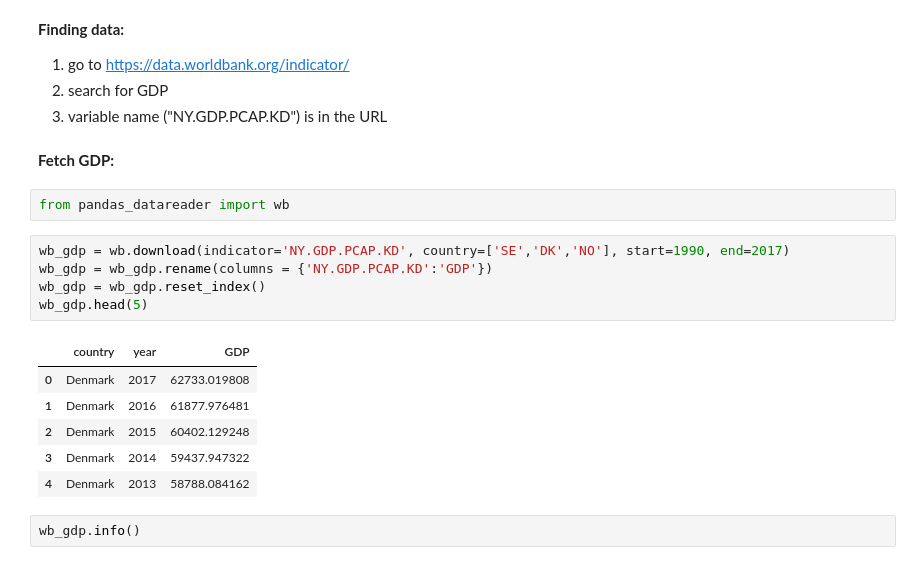
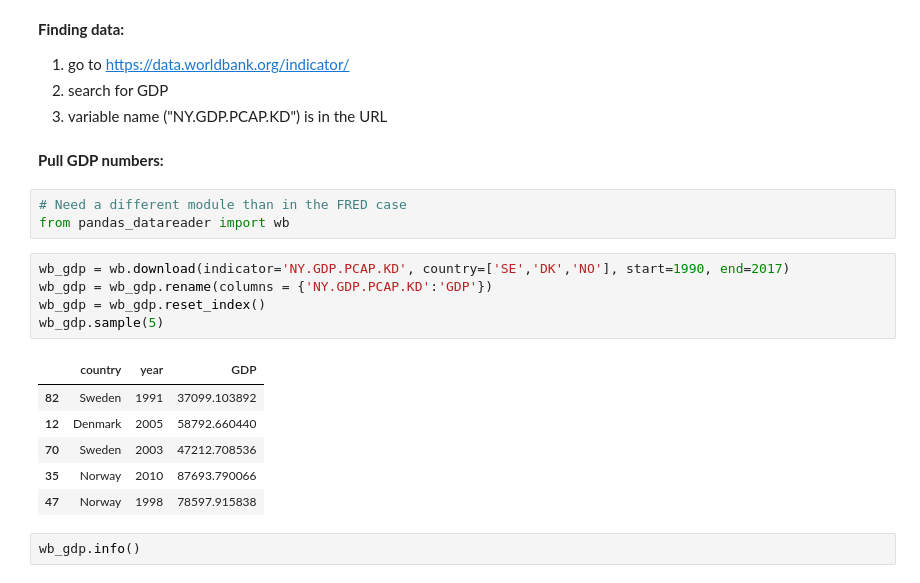
Before and after one commit to NumEconCopenhagen/lectures-2021, a Jupyter notebook: 08/Basic_data_analysis.ipynb, the cells around one changed output. Cells and saved outputs as stored; diff of their text form.

```diff
--- a/08/Basic_data_analysis.ipynb
+++ b/08/Basic_data_analysis.ipynb
@@ -460,21 +490,22 @@ ax.set_ylabel('employment (US)');
 2. search for GDP
 3. variable name ("NY.GDP.PCAP.KD") is in the URL
 # %% [markdown]
-**Fetch GDP:**
+**Pull GDP numbers:**
-# %%
-from pandas_datareader import wb
+# %%
+# Need a different module than in the FRED case
+from pandas_datareader import wb
 # %%
 wb_gdp = wb.download(indicator='NY.GDP.PCAP.KD', country=['SE','DK','NO'], start=1990, end=2017)
 wb_gdp = wb_gdp.rename(columns = {'NY.GDP.PCAP.KD':'GDP'})
 wb_gdp = wb_gdp.reset_index()
-wb_gdp.head(5)
+wb_gdp.sample(5)
 # %% [output]
 |  | country | year | GDP |
-| 0 | Denmark | 2017 | 62733.019808 |
-| 1 | Denmark | 2016 | 61877.976481 |
-| 2 | Denmark | 2015 | 60402.129248 |
-| 3 | Denmark | 2014 | 59437.947322 |
-| 4 | Denmark | 2013 | 58788.084162 |
+| 82 | Sweden | 1991 | 37099.103892 |
+| 12 | Denmark | 2005 | 58792.660440 |
+| 70 | Sweden | 2003 | 47212.708536 |
+| 35 | Norway | 2010 | 87693.790066 |
+| 47 | Norway | 1998 | 78597.915838 |
 # %%
 wb_gdp.info()
 # %% [output]
```
Also changed, not shown: parts of 58 cells of this notebook, 17 other files.
